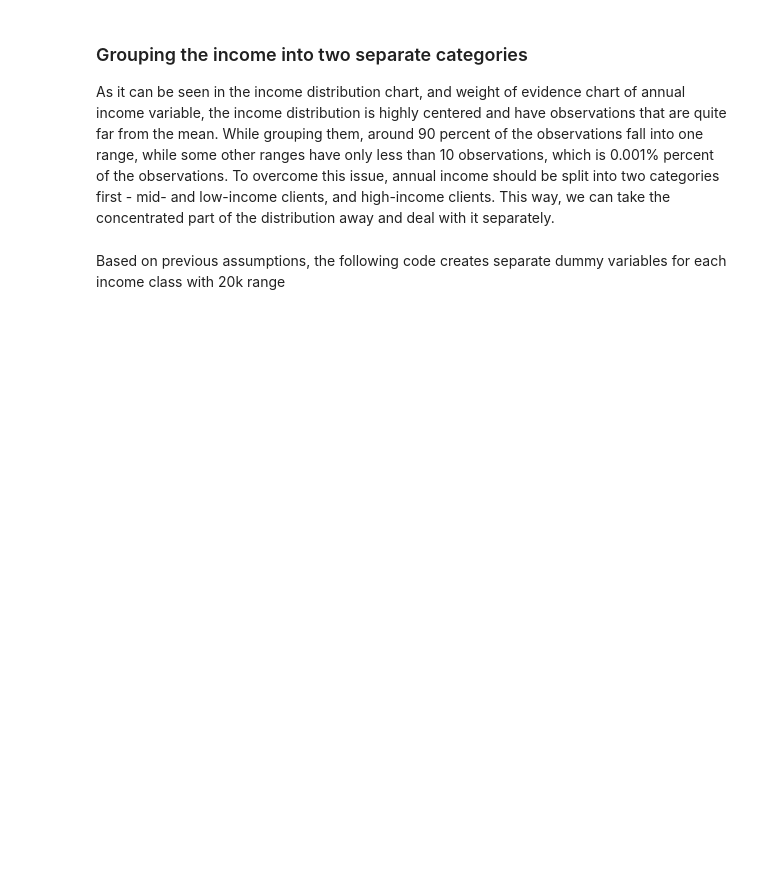
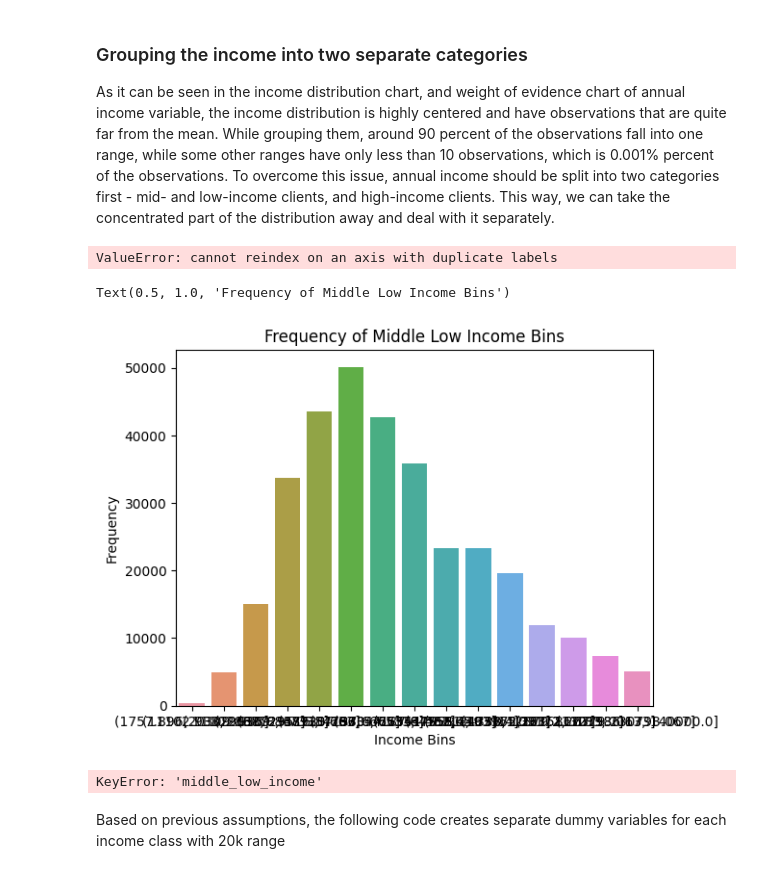
Before and after one commit to OzodbekOzodov/_credit-risk-modeling, a Jupyter notebook: main-project.ipynb, the cells around one changed output. Cells and saved outputs as stored; diff of their text form; code cells hidden in the pictures; blank space fills up the shorter version.

```diff
--- a/main-project.ipynb
+++ b/main-project.ipynb
@@ -719,5 +781,6 @@ plot_woe(df_interest)
 # %%
-inputs['int_rate:9.5'] = np.where((inputs['int_rate_classes'].cat.codes < 9.548), 1,0)
-inputs['int_rate:13.6'] = np.where((inputs['int_rate_classes'].cat.codes<=13.676) & (inputs['int_rate_classes'].cat.codes > 9.548), 1,0)
-inputs['int_rate:17.8'] = np.where((inputs['int_rate_classes'].cat.codes <=17.807) & (inputs['int_rate_classes'].cat.codes > 13.676) , 1,0)
+'''inputs['int_rate:7.4'] = np.where((inputs['int_rate_classes'].cat.codes <= 7.484), 1,0)
+inputs['int_rate:9.548'] = np.where((inputs['int_rate_classes'].cat.codes<=9.548) & (inputs['int_rate_classes'].cat.codes > 7.484), 1,0)
+inputs['int_rate:'] = np.where((inputs['int_rate_classes'].cat.codes <=17.807) & (inputs['int_rate_classes'].cat.codes > 13.676) , 1,0)
 inputs['int_rate:26.06'] = np.where((inputs['int_rate_classes'].cat.codes <=26.06) & (inputs['int_rate_classes'].cat.codes > 19.86), 1,0)
+'''
@@ -723,0 +802,5 @@ inputs['int_rate:26.06'] = np.where((inputs['int_rate_classes'].cat.codes <=26.0
+# %%
+int_dummies = pd.get_dummies(inputs['int_rate_classes'], prefix = 'int_rate_classes')
+inputs = pd.concat([inputs, int_dummies], axis=1)
+
+inputs
@@ -752,4 +884,6 @@ As it can be seen in the income distribution chart, and weight of evidence chart
 # %%
 df_middle_low_income = inputs.loc[inputs['annual_inc']<=140000, : ]
 # %%
-df_middle_low_income['middle_low_income'] = pd.cut(df_middle_low_income['annual_inc'],50)
+inputs['middle_low_income'] = pd.cut(df_middle_low_income['annual_inc'] , 15)
+# %% [output]
+ValueError: cannot reindex on an axis with duplicate labels
@@ -759,3 +890,30 @@ df_middle_low_temp
+# %%
+counts = df_middle_low_income['middle_low_income'].value_counts().sort_index()
+
+x= counts.index.astype(str)
+y= counts.values.astype(int)
+
+# Create a bar plot of the frequency distribution with matplotlib
+plt.bar(x, y)
+plt.xlabel('Income Bins')
+plt.ylabel('Frequency')
+plt.title('Frequency of Middle Low Income Bins')
+
+# Create a bar plot of the frequency distribution with seaborn
+sns.barplot(x=x, y=y)
+plt.xlabel('Income Bins')
+plt.ylabel('Frequency')
+plt.title('Frequency of Middle Low Income Bins')
+# %% [output]
+Text(0.5, 1.0, 'Frequency of Middle Low Income Bins')
+[figure, added]
+# %%
+inc_dummies = pd.get_dummies(inputs['middle_low_income'], prefix = 'middle_low_income')
+inputs = pd.concat([inputs, inc_dummies], axis=1)
+
+inputs
+# %% [output]
+KeyError: 'middle_low_income'
 # %% [markdown]
 Based on previous assumptions, the following code creates separate dummy variables for each income class with 20k range
 # %%
```
Also changed, not shown: parts of 12 cells of this notebook, 2 other files.
